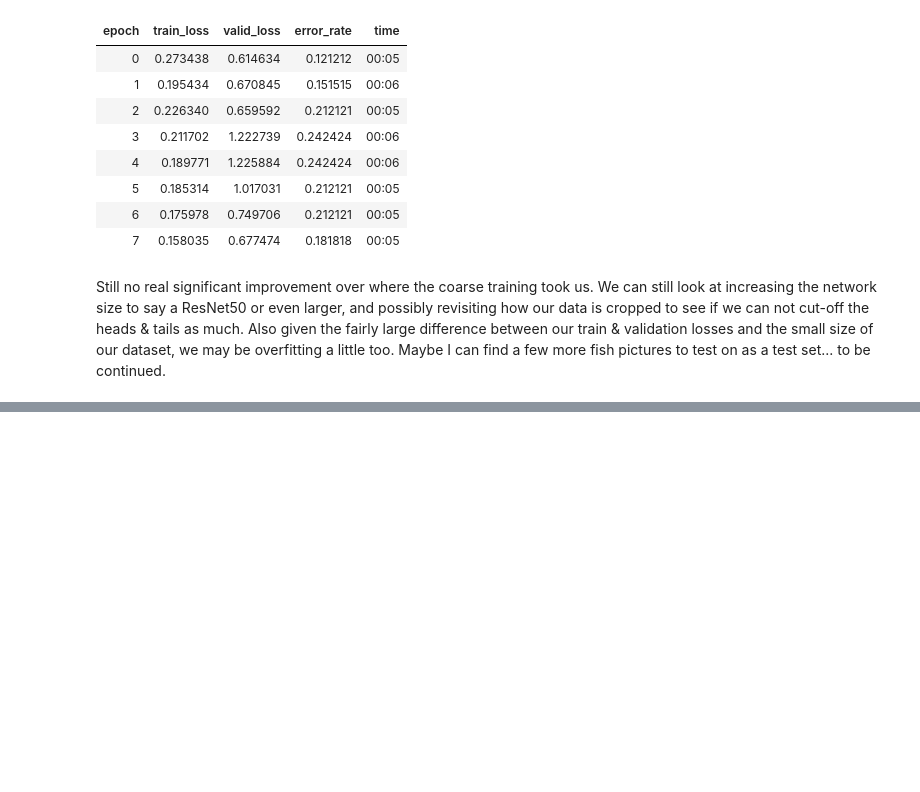
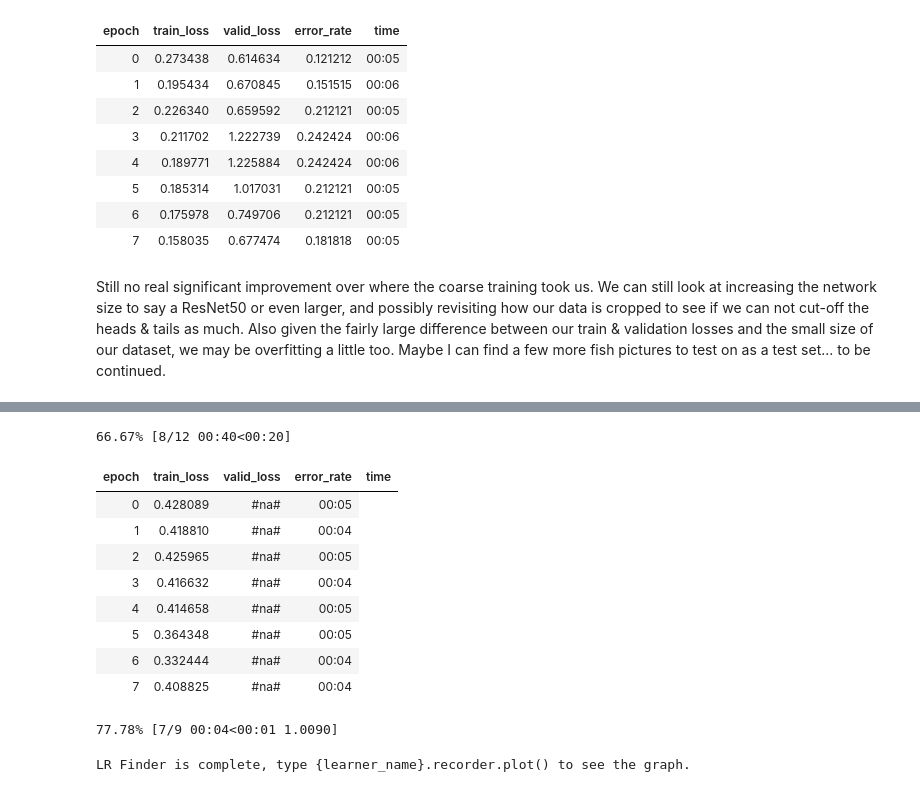
Before and after one commit to JQCoburn/fish-id, a Jupyter notebook: Lesson 1 Fish Identification Model.ipynb, the cells around one changed output, grey strips where cells are left out. Saved outputs shown, nothing was run; the diff lists cells and outputs as text; code cells hidden in the pictures; blank space fills up the shorter version.

```diff
--- a/Lesson 1 Fish Identification Model.ipynb
+++ b/Lesson 1 Fish Identification Model.ipynb
@@ -171,0 +195,17 @@ Still no real significant improvement over where the coarse training took us. We
+# %%
+learner.save('fish-id-res50-step1')
+learner.lr_find()
+learner.unfreeze()
+# %% [output]
+66.67% [8/12 00:40<00:20]
+| epoch | train_loss | valid_loss | error_rate | time |
+| 0 | 0.428089 | #na# | 00:05 |
+| 1 | 0.418810 | #na# | 00:04 |
+| 2 | 0.425965 | #na# | 00:05 |
+| 3 | 0.416632 | #na# | 00:04 |
+| 4 | 0.414658 | #na# | 00:05 |
+| 5 | 0.364348 | #na# | 00:05 |
+| 6 | 0.332444 | #na# | 00:04 |
+| 7 | 0.408825 | #na# | 00:04 |
+77.78% [7/9 00:04<00:01 1.0090]
+LR Finder is complete, type {learner_name}.recorder.plot() to see the graph.
```
Also changed, not shown: parts of 12 cells of this notebook.
